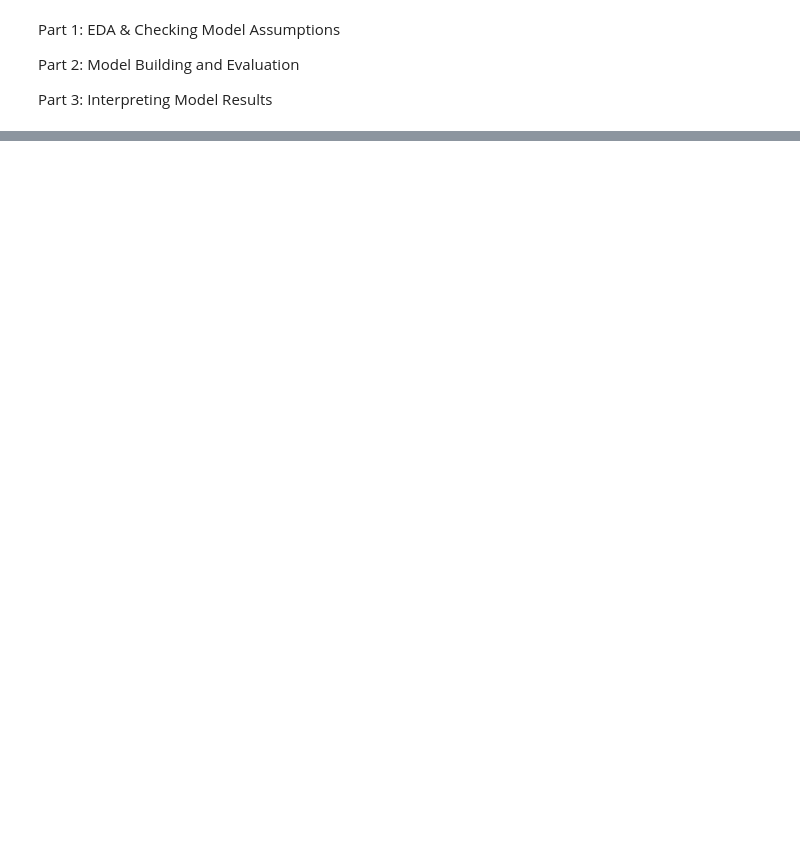
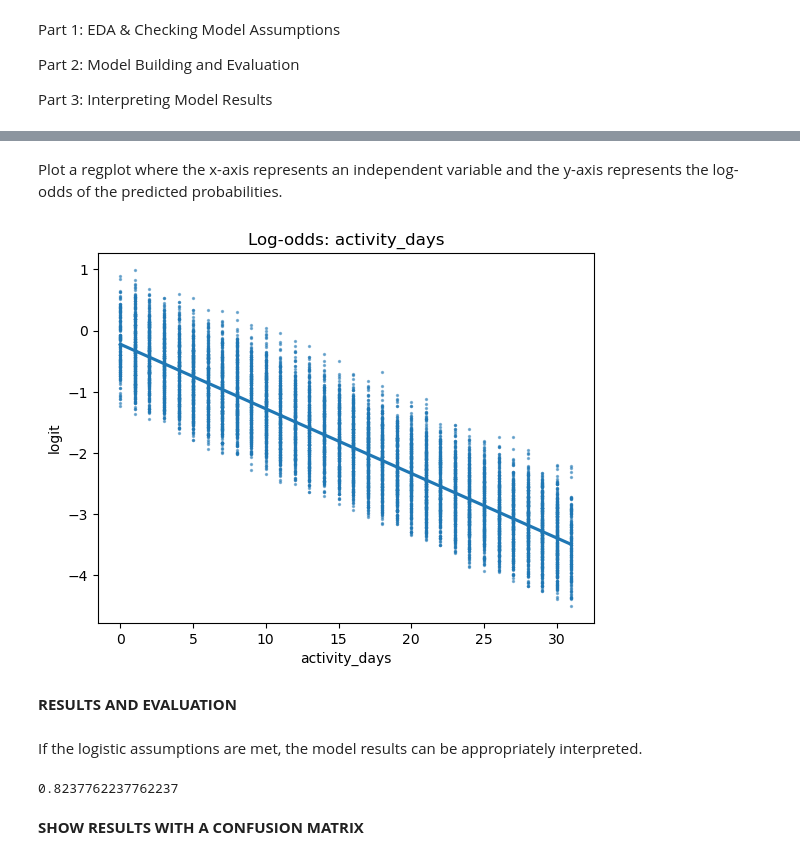
Before and after one commit to dvlanl/predicting_waze_customer_churn, a Jupyter notebook: regression_modeling.ipynb, the cells around one changed output, grey strips where cells are left out. Drawn from its saved outputs; the diff is of its cells as text; code cells hidden in the pictures; blank space fills up the shorter version.

```diff
--- a/regression_modeling.ipynb
+++ b/regression_modeling.ipynb
@@ -27,0 +326,3 @@ ModuleNotFoundError: No module named 'matplotlib'
+# %%
+# Perform the train-test split
+X_train, X_test, y_train, y_test = train_test_split(X, y, stratify=y, random_state=42)
@@ -27,0 +343,5 @@ ModuleNotFoundError: No module named 'matplotlib'
+# %%
+# Fit the model on X_train and y_train.
+model = LogisticRegression(penalty='none', max_iter=400)
+
+model.fit(X_train, y_train)
@@ -27,0 +378,4 @@ ModuleNotFoundError: No module named 'matplotlib'
+# %%
+# Get the predicted probabilities of the training data
+training_probabilities = model.predict_proba(X_train)
+training_probabilities
@@ -27,0 +390,19 @@ ModuleNotFoundError: No module named 'matplotlib'
+# %%
+# 1. Copy the `X_train` dataframe and assign to `logit_data`
+logit_data = X_train.copy()
+
+# 2. Create a new `logit` column in the `logit_data` df
+logit_data['logit'] = [np.log(prob[1] / prob[0]) for prob in training_probabilities]
+# %% [markdown]
+Plot a regplot where the x-axis represents an independent variable and the y-axis represents the log-odds of the predicted probabilities.
+# %%
+# Showing only driving_days
+# Plot regplot of `activity_days` log-odds
+sns.regplot(x='activity_days', y='logit', data=logit_data, scatter_kws={'s': 2, 'alpha': 0.5})
+plt.title('Log-odds: activity_days');
+# %% [output]
+[figure, added]
+# %% [markdown]
+**RESULTS AND EVALUATION**
+# %% [markdown]
+If the logistic assumptions are met, the model results can be appropriately interpreted.
@@ -27,0 +412,7 @@ ModuleNotFoundError: No module named 'matplotlib'
+# %%
+# Score the model (accuracy) on the test data
+model.score(X_test, y_test)
+# %% [output]
+0.8237762237762237
+# %% [markdown]
+**SHOW RESULTS WITH A CONFUSION MATRIX**
```
Also changed, not shown: parts of 67 cells of this notebook.
